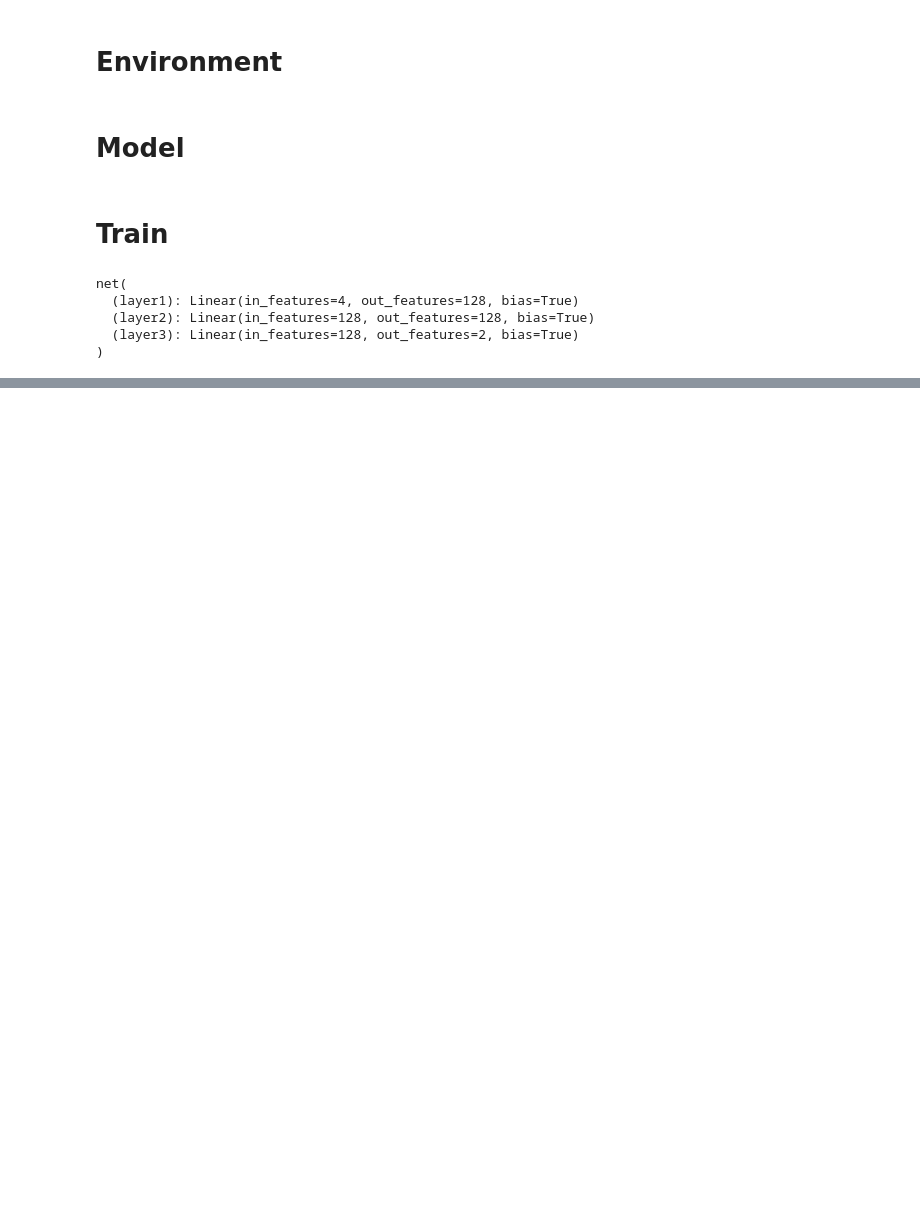
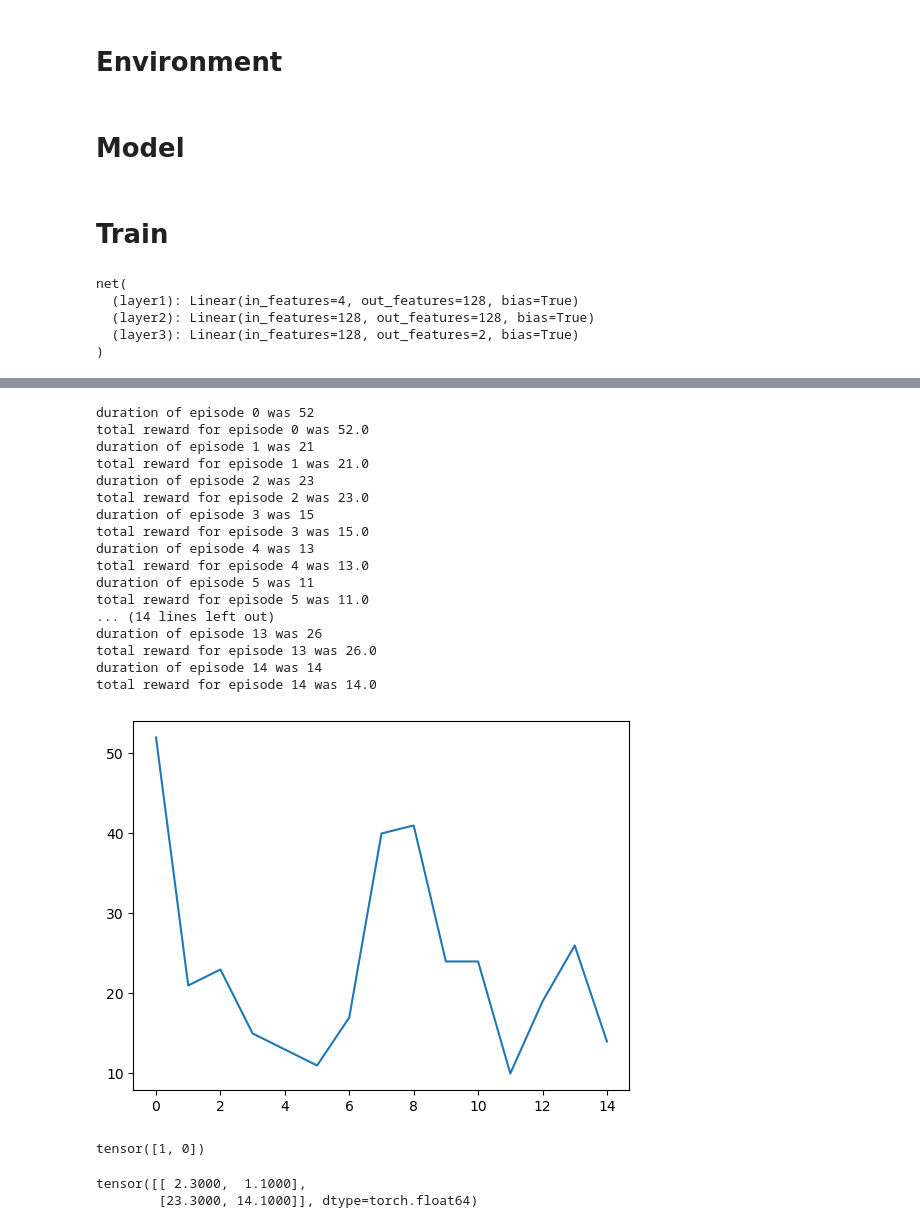
Before and after one commit to giorgikanchaveli/TSP, a Jupyter notebook: CartPole_my.ipynb, the cells around one changed output, grey strips where cells are left out. Drawn from its saved outputs; the diff is of its cells as text; code cells hidden in the pictures; blank space fills up the shorter version.

```diff
--- a/CartPole_my.ipynb
+++ b/CartPole_my.ipynb
@@ -214,5 +246,24 @@ play(linear, 15, False,True)
 # %%
 r_m = random_model()
 torch.manual_seed(12345)
 
-play(r_m,10,False,True)
+play(r_m,15,True,True)
+# %% [output]
+duration of episode 0 was 52
+total reward for episode 0 was 52.0
+duration of episode 1 was 21
+total reward for episode 1 was 21.0
+duration of episode 2 was 23
+total reward for episode 2 was 23.0
+duration of episode 3 was 15
+total reward for episode 3 was 15.0
+duration of episode 4 was 13
+total reward for episode 4 was 13.0
+duration of episode 5 was 11
+total reward for episode 5 was 11.0
+... (14 lines left out)
+duration of episode 13 was 26
+total reward for episode 13 was 26.0
+duration of episode 14 was 14
+total reward for episode 14 was 14.0
+[figure, added]
@@ -218,0 +278,5 @@ play(r_m,10,False,True)
+# %%
+a = torch.tensor([1,0])
+a
+# %% [output]
+tensor([1, 0])
@@ -218,0 +289,5 @@ play(r_m,10,False,True)
+# %%
+t
+# %% [output]
+tensor([[ 2.3000,  1.1000],
+        [23.3000, 14.1000]], dtype=torch.float64)
```
Also changed, not shown: parts of 11 cells of this notebook, 4 other files.
